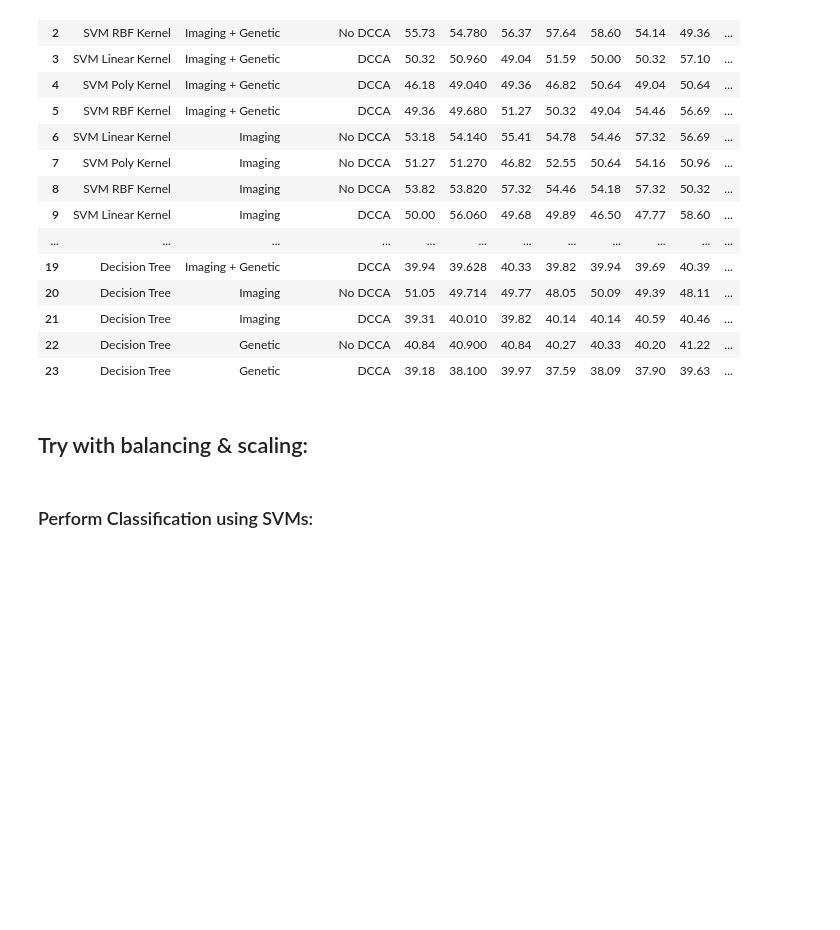
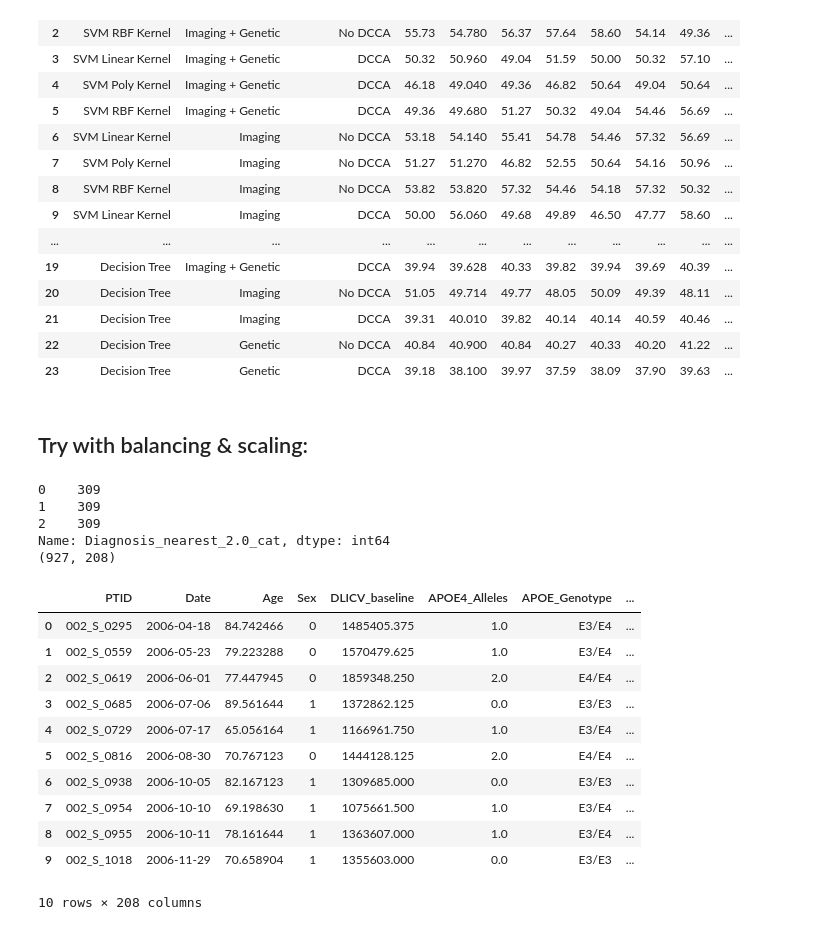
Before and after one commit to georgeaidinis/Dissertation, a Jupyter notebook: DeepCCA Model/ADNI Classification.ipynb, the cells around one changed output. Cells and saved outputs as stored; diff of their text form; code cells hidden in the pictures; blank space fills up the shorter version.

```diff
--- a/DeepCCA Model/ADNI Classification.ipynb
+++ b/DeepCCA Model/ADNI Classification.ipynb
@@ -780,7 +807,45 @@ data
 # %% [markdown]
 ## Try with balancing & scaling:
 # %%
+# Read data:
+lr_data = pd.read_pickle("./DATA/Linearly_Transformed_Unique_Dataset.pkl")
+
+# Scale the data:
 scaler = preprocessing.StandardScaler()
+lr_data_scaled = scaler.fit_transform(lr_data[MRI_columns + genetic_columns])
+lr_data[MRI_columns + genetic_columns] = lr_data_scaled
+
+# Balance the data through Undersampling:
 rus = RandomUnderSampler()
+X = lr_data.drop('Diagnosis_nearest_2.0_cat', axis = 1)
+Y = lr_data['Diagnosis_nearest_2.0_cat']
+c = list(lr_data.columns)
+c.remove('Diagnosis_nearest_2.0_cat')
+
+X_res, Y_res = rus.fit_resample(X,Y)
+print(Y_res.value_counts())
+
+
+lr_data = pd.DataFrame(X_res,columns = c)
+lr_data['Diagnosis_nearest_2.0_cat'] = Y_res
+lr_data.sort_values('PTID', inplace=True,ignore_index=True)
+print(lr_data.shape)
+lr_data.head(10)
+# %% [output]
+0    309
+1    309
+2    309
+Name: Diagnosis_nearest_2.0_cat, dtype: int64
+(927, 208)
+|  | PTID | Date | Age | Sex | DLICV_baseline | APOE4_Alleles | APOE_Genotype | ... |
+| 0 | 002_S_0295 | 2006-04-18 | 84.742466 | 0 | 1485405.375 | 1.0 | E3/E4 | ... |
+| 1 | 002_S_0559 | 2006-05-23 | 79.223288 | 0 | 1570479.625 | 1.0 | E3/E4 | ... |
+| 2 | 002_S_0619 | 2006-06-01 | 77.447945 | 0 | 1859348.250 | 2.0 | E4/E4 | ... |
+| 3 | 002_S_0685 | 2006-07-06 | 89.561644 | 1 | 1372862.125 | 0.0 | E3/E3 | ... |
+| 4 | 002_S_0729 | 2006-07-17 | 65.056164 | 1 | 1166961.750 | 1.0 | E3/E4 | ... |
+| 5 | 002_S_0816 | 2006-08-30 | 70.767123 | 0 | 1444128.125 | 2.0 | E4/E4 | ... |
+| 6 | 002_S_0938 | 2006-10-05 | 82.167123 | 1 | 1309685.000 | 0.0 | E3/E3 | ... |
+| 7 | 002_S_0954 | 2006-10-10 | 69.198630 | 1 | 1075661.500 | 1.0 | E3/E4 | ... |
+| 8 | 002_S_0955 | 2006-10-11 | 78.161644 | 1 | 1363607.000 | 1.0 | E3/E4 | ... |
+| 9 | 002_S_1018 | 2006-11-29 | 70.658904 | 1 | 1355603.000 | 0.0 | E3/E3 | ... |
+10 rows × 208 columns
-# %% [markdown]
-### Perform Classification using SVMs:
```
Also changed, not shown: parts of 28 cells of this notebook.
